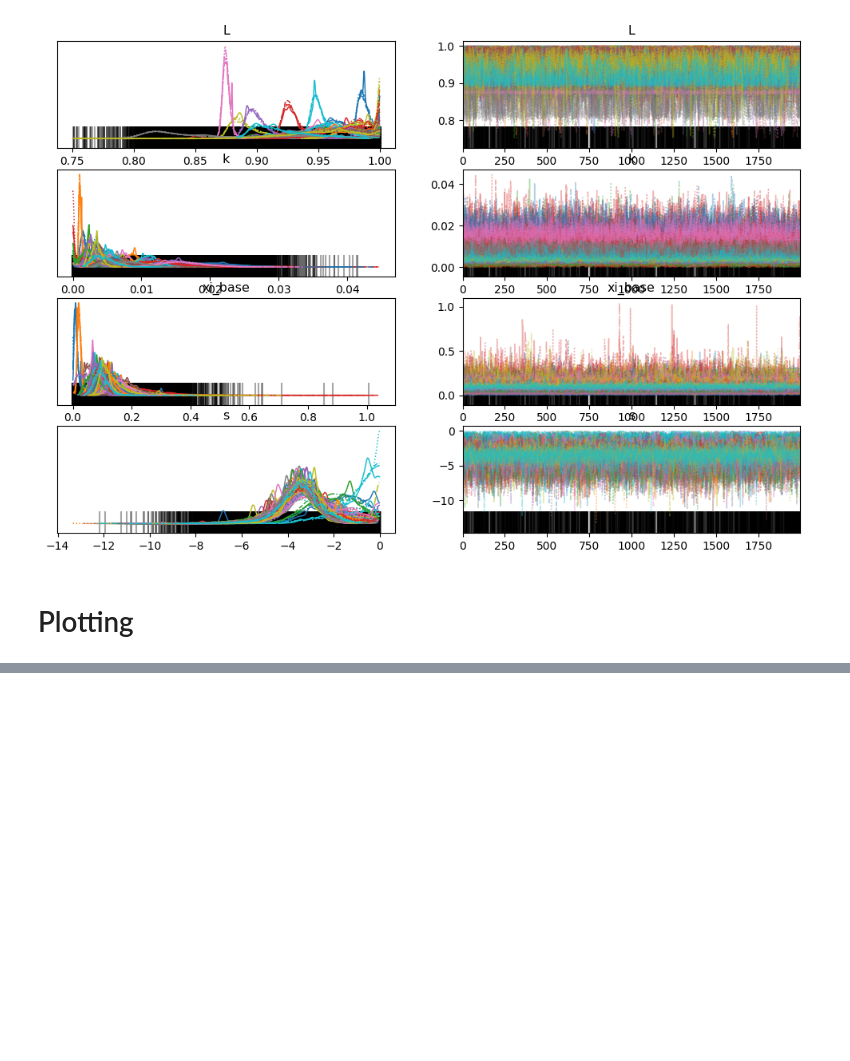
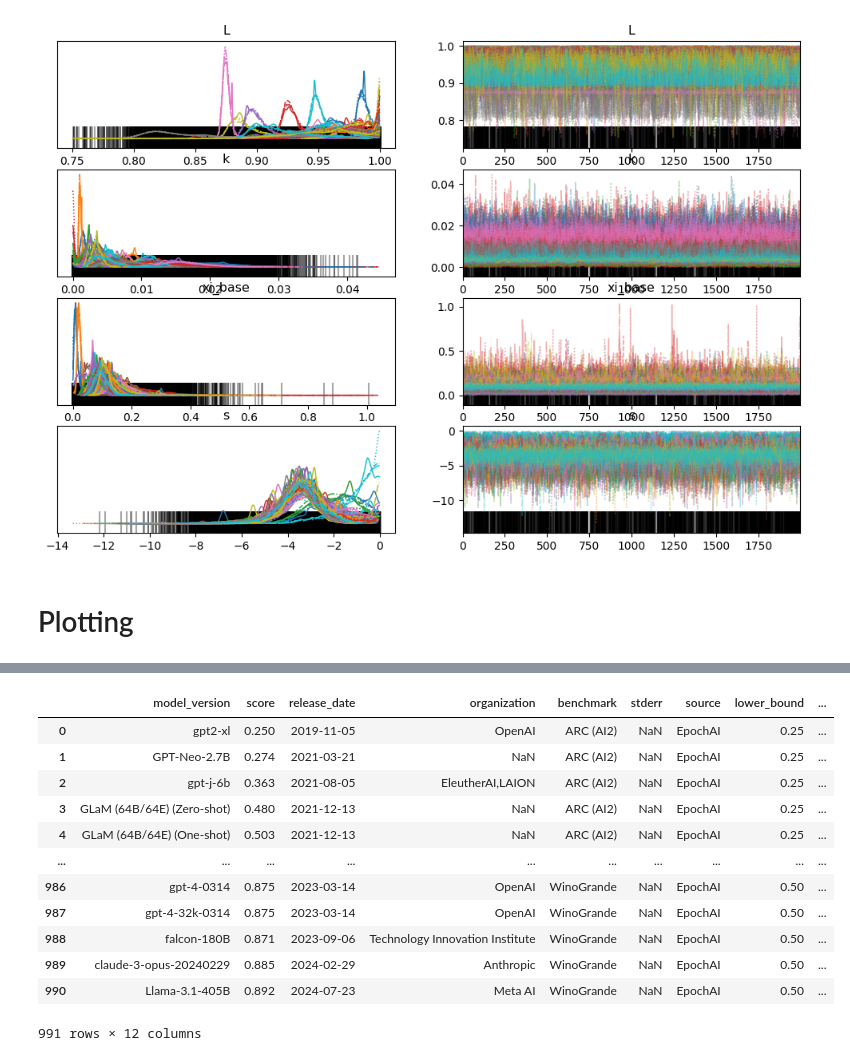
Before and after one commit to General-Purpose-AI-Policy-Lab/benchmark-forecasting, a Jupyter notebook: validation.ipynb, the cells around one changed output, grey strips where cells are left out. Cells and saved outputs as stored; diff of their text form; code cells hidden in the pictures; blank space fills up the shorter version.

Commit message:
Backup before new version

```diff
--- a/validation.ipynb
+++ b/validation.ipynb
@@ -852 +937,17 @@ Sampling: [y]
 ... (12 outputs left out)
+# %%
+dataset
+# %% [output]
+|  | model_version | score | release_date | organization | benchmark | stderr | source | lower_bound | ... |
+| 0 | gpt2-xl | 0.250 | 2019-11-05 | OpenAI | ARC (AI2) | NaN | EpochAI | 0.25 | ... |
+| 1 | GPT-Neo-2.7B | 0.274 | 2021-03-21 | NaN | ARC (AI2) | NaN | EpochAI | 0.25 | ... |
+| 2 | gpt-j-6b | 0.363 | 2021-08-05 | EleutherAI,LAION | ARC (AI2) | NaN | EpochAI | 0.25 | ... |
+| 3 | GLaM (64B/64E) (Zero-shot) | 0.480 | 2021-12-13 | NaN | ARC (AI2) | NaN | EpochAI | 0.25 | ... |
+| 4 | GLaM (64B/64E) (One-shot) | 0.503 | 2021-12-13 | NaN | ARC (AI2) | NaN | EpochAI | 0.25 | ... |
+| ... | ... | ... | ... | ... | ... | ... | ... | ... | ... |
+| 986 | gpt-4-0314 | 0.875 | 2023-03-14 | OpenAI | WinoGrande | NaN | EpochAI | 0.50 | ... |
+| 987 | gpt-4-32k-0314 | 0.875 | 2023-03-14 | OpenAI | WinoGrande | NaN | EpochAI | 0.50 | ... |
+| 988 | falcon-180B | 0.871 | 2023-09-06 | Technology Innovation Institute | WinoGrande | NaN | EpochAI | 0.50 | ... |
+| 989 | claude-3-opus-20240229 | 0.885 | 2024-02-29 | Anthropic | WinoGrande | NaN | EpochAI | 0.50 | ... |
+| 990 | Llama-3.1-405B | 0.892 | 2024-07-23 | Meta AI | WinoGrande | NaN | EpochAI | 0.50 | ... |
+991 rows × 12 columns
```
Also changed, not shown: parts of 5 cells of this notebook.
